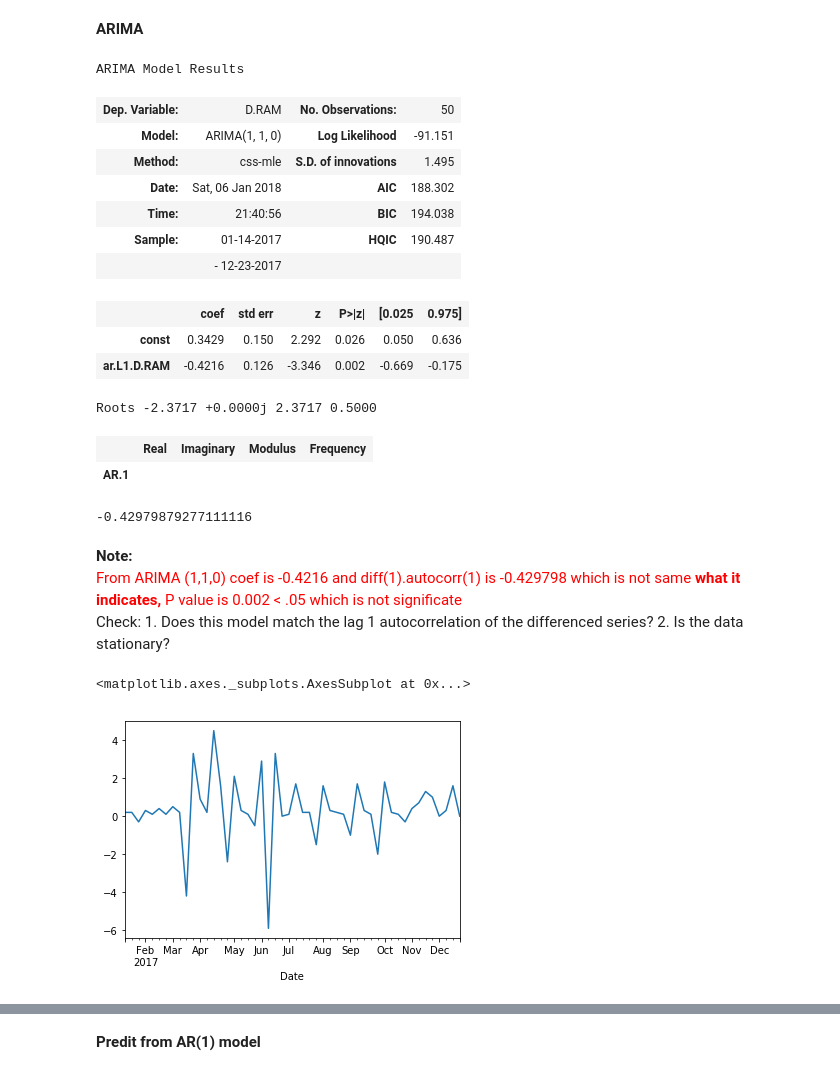
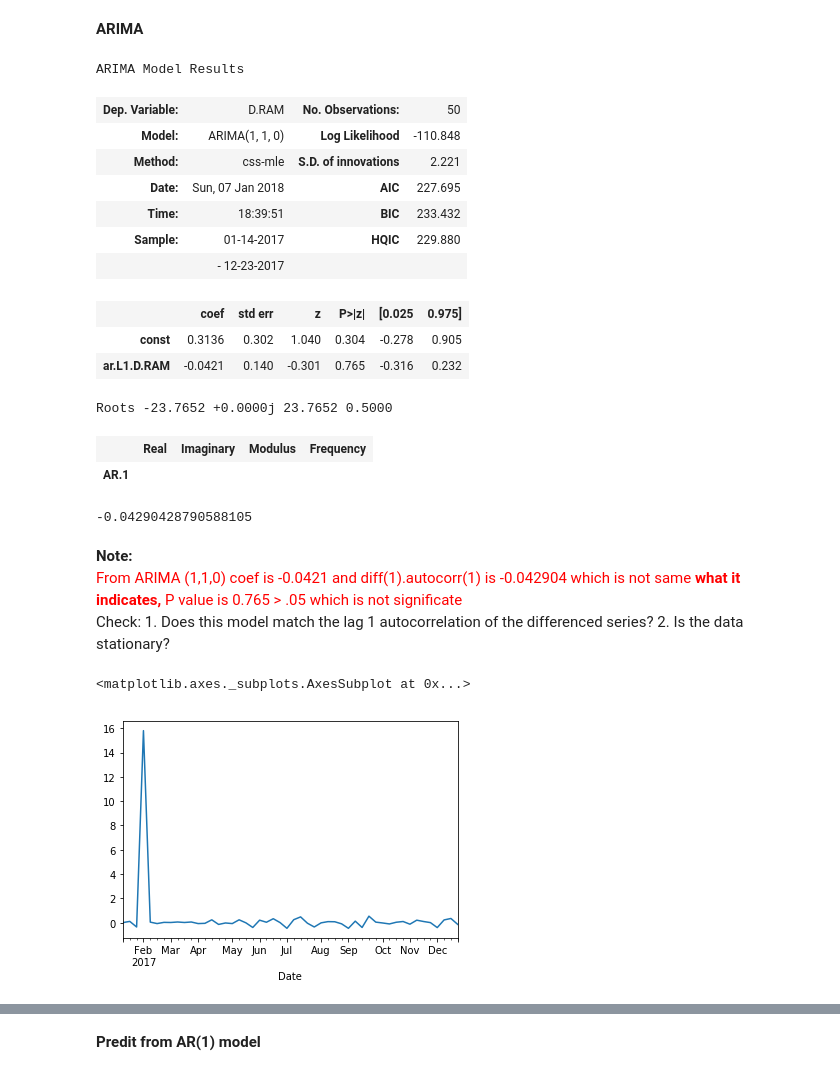
Before and after one commit to datatcy/Frank, a Jupyter notebook: projects/final-project/03-exploratory-analysis/DSPMd08RAM.ipynb, the cells around one changed output, grey strips where cells are left out. Drawn from its saved outputs; the diff is of its cells as text; code cells hidden in the pictures.

Commit message:
model0107

```diff
--- a/projects/final-project/03-exploratory-analysis/DSPMd08RAM.ipynb
+++ b/projects/final-project/03-exploratory-analysis/DSPMd08RAM.ipynb
@@ -15,5 +15,5 @@ mdl.head().sort_values('Date')
 | 3 | CALBIPRD01 | Wk 4 | 0.0850 | 5.7 | 2017-01-28 |
 | 4 | CALBIPRD01 | Wk 5 | 0.1200 | 6.2 | 2017-02-04 |
 # %%
-mdl08=mdl[mdl['Server Name']=='CALBIPRD08']
+mdlsql=mdl[mdl['Server Name']=='CALMFRRSQL']
 # %% [markdown]
@@ -26,7 +26,7 @@ mdl08.plot(kind='line', figsize=(50,10), fontsize=30 , legend=True, linewidth=5.
 # %%
-mdl08.set_index('Date', inplace=True)
-mdl08['Month']= mdl08.index.month
-mdl08['Day']=mdl08.index.day
+mdlsql.set_index('Date', inplace=True)
+mdlsql['Month']= mdlsql.index.month
+mdlsql['Day']=mdlsql.index.day
 # %% [output]
 A value is trying to be set on a copy of a slice from a DataFrame.
 Try using .loc[row_indexer,col_indexer] = value instead
@@ -232,37 +232,37 @@ plot_acf(modelm.resid, lags=24)
 <b>ARIMA</b>
 # %%
 from statsmodels.tsa.arima_model import ARIMA
-mdl08 = mdl08[['RAM']].dropna().astype(float)
-model = ARIMA(mdl08, (1, 1, 0)).fit()
+mdlsql = mdlsql[['RAM']].dropna().astype(float)
+model = ARIMA(mdlsql, (1, 1, 0)).fit()
 model.summary()
 # %% [output]
 ARIMA Model Results
 | Dep. Variable: | D.RAM | No. Observations: | 50 |
-| Model: | ARIMA(1, 1, 0) | Log Likelihood | -91.151 |
-| Method: | css-mle | S.D. of innovations | 1.495 |
-| Date: | Sat, 06 Jan 2018 | AIC | 188.302 |
-| Time: | 21:40:56 | BIC | 194.038 |
-| Sample: | 01-14-2017 | HQIC | 190.487 |
+| Model: | ARIMA(1, 1, 0) | Log Likelihood | -110.848 |
+| Method: | css-mle | S.D. of innovations | 2.221 |
+| Date: | Sun, 07 Jan 2018 | AIC | 227.695 |
+| Time: | 18:39:51 | BIC | 233.432 |
+| Sample: | 01-14-2017 | HQIC | 229.880 |
 |  | - 12-23-2017 |  |  |
 |  | coef | std err | z | P>|z| | [0.025 | 0.975] |
-| const | 0.3429 | 0.150 | 2.292 | 0.026 | 0.050 | 0.636 |
-| ar.L1.D.RAM | -0.4216 | 0.126 | -3.346 | 0.002 | -0.669 | -0.175 |
+| const | 0.3136 | 0.302 | 1.040 | 0.304 | -0.278 | 0.905 |
+| ar.L1.D.RAM | -0.0421 | 0.140 | -0.301 | 0.765 | -0.316 | 0.232 |
-Roots -2.3717 +0.0000j 2.3717 0.5000
+Roots -23.7652 +0.0000j 23.7652 0.5000
 |  | Real | Imaginary | Modulus | Frequency |
 | AR.1 |
 # %%
-mdl08['RAM'].dropna().diff(1).dropna().autocorr(1)
+mdlsql['RAM'].dropna().diff(1).dropna().autocorr(1)
 #mdl06['RAM'].dropna().autocorr(1)
 # %% [output]
--0.42979879277111116
+-0.04290428790588105
 # %% [markdown]
 <b>Note:</b>
-<br><font color ='red'>From ARIMA (1,1,0) coef is -0.4216 and diff(1).autocorr(1) is -0.429798 which is not same <b>what it indicates,</b> P value is 0.002 < .05 which is not significate </font></br>
+<br><font color ='red'>From ARIMA (1,1,0) coef is -0.0421 and diff(1).autocorr(1) is -0.042904 which is not same <b>what it indicates,</b> P value is 0.765 > .05 which is not significate </font></br>
 <br>Check: 1. Does this model match the lag 1 autocorrelation of the differenced series? 2. Is the data stationary?</br>
 # %%
 #model.resid.plot()
-mdl08['RAM'].dropna().diff(1).dropna().plot()
+mdlsql['RAM'].dropna().diff(1).dropna().plot()
 # %% [output]
 <matplotlib.axes._subplots.AxesSubplot at 0x...>
-[figure, old version]
+[figure, new version]
 # %%
```
Also changed, not shown: parts of 27 cells of this notebook, 4 other files.
